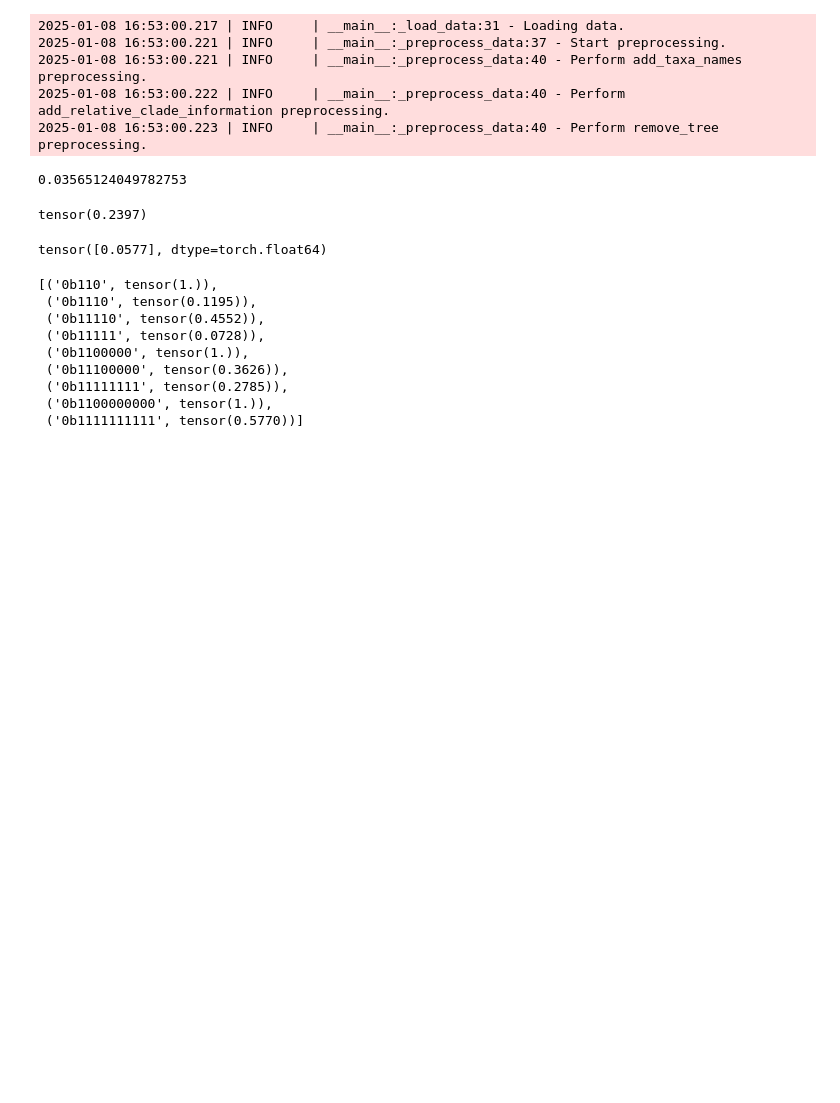
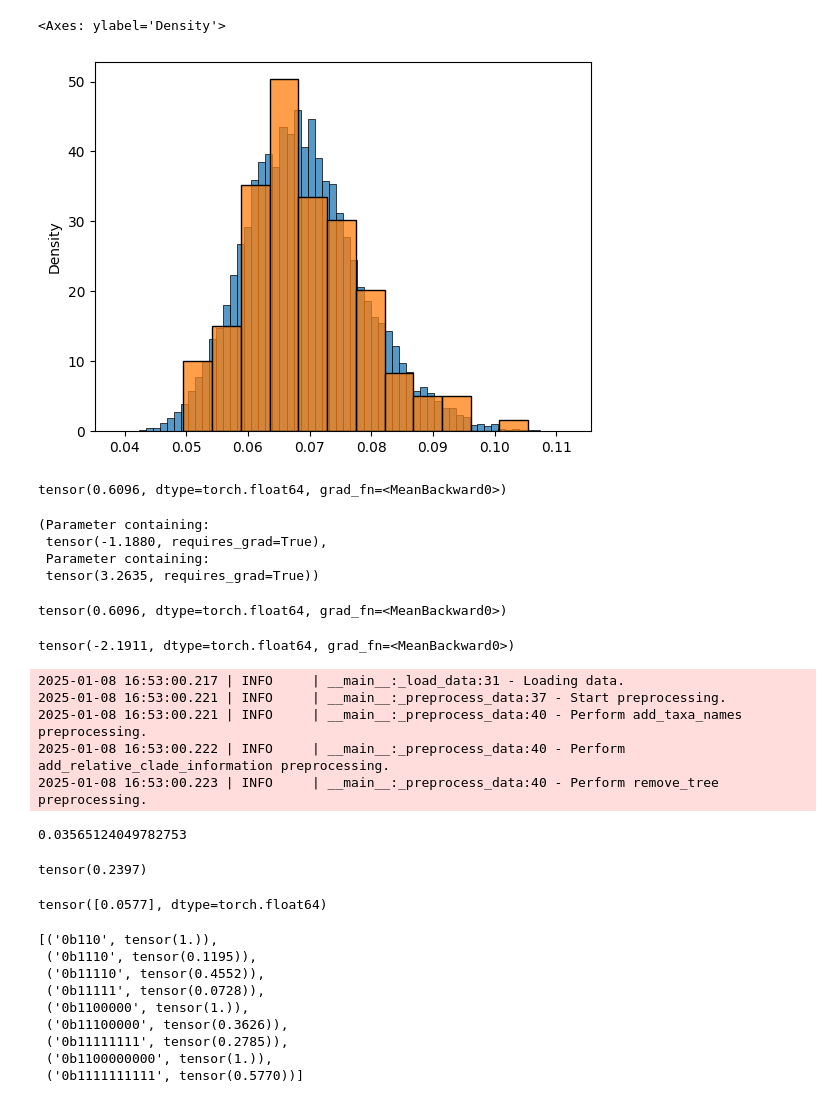
Before and after one commit to tochsner/ccd-validation, a Jupyter notebook: src/ml/ml_tests.ipynb, the cells around one changed output. Saved outputs shown, nothing was run; the diff lists cells and outputs as text; code cells hidden in the pictures; blank space fills up the shorter version.

Commit message:
Move to correct height distribution.

```diff
--- a/src/ml/ml_tests.ipynb
+++ b/src/ml/ml_tests.ipynb
@@ -123,3 +123,42 @@ sns.histplot(rs[:,7])
+# %%
+sns.histplot(model.height_model.sample((10000,)), stat="density")
+sns.histplot(sample["tree_height"], stat="density")
+# %% [output]
+<Axes: ylabel='Density'>
+[figure, added]
+# %%
+model.height_model.get_log_likelihood(**sample).mean()
+# %% [output]
+tensor(0.6096, dtype=torch.float64, grad_fn=<MeanBackward0>)
+# %%
+model.height_model.concentration, model.height_model.rate
+# %% [output]
+(Parameter containing:
+ tensor(-1.1880, requires_grad=True),
+ Parameter containing:
+ tensor(3.2635, requires_grad=True))
+# %%
+tree_height = sample["tree_height"]
+concentration = 1.0 + torch.exp(model.height_model.concentration)
+(
+    torch.xlogy(concentration, model.height_model.rate)
+    + torch.xlogy(concentration - 1, tree_height)
+    - model.height_model.rate * tree_height
+    - torch.lgamma(concentration)
+).mean()
+# %% [output]
+tensor(0.6096, dtype=torch.float64, grad_fn=<MeanBackward0>)
+# %%
+tree_height = sample["tree_height"]
+concentration = 1.0 + torch.exp(model.height_model.concentration)
+(
+    torch.xlogy(concentration, model.height_model.rate * 0.1)
+    + torch.xlogy(concentration - 1, tree_height)
+    - model.height_model.rate* 0.1 * tree_height
+    - torch.lgamma(concentration)
+).mean()
+# %% [output]
+tensor(-2.1911, dtype=torch.float64, grad_fn=<MeanBackward0>)
 # %%
 from loguru import logger
 from pathlib import Path
```
Also changed, not shown: parts of 6 cells of this notebook, 4 other files.
